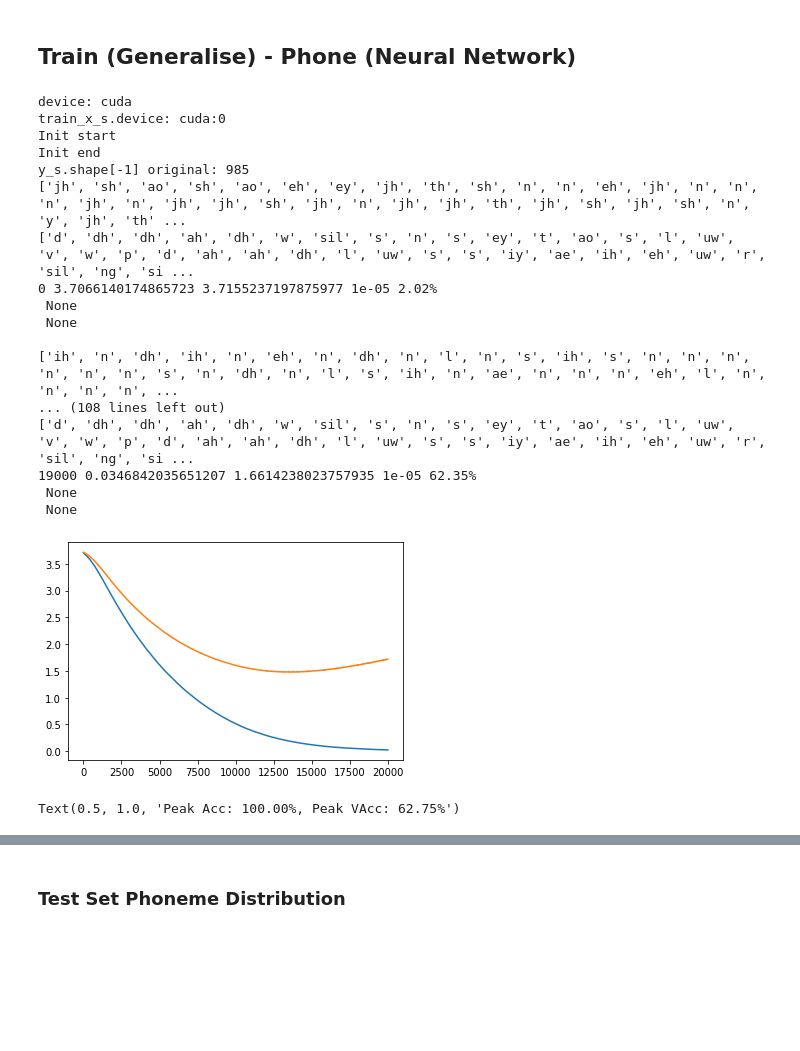
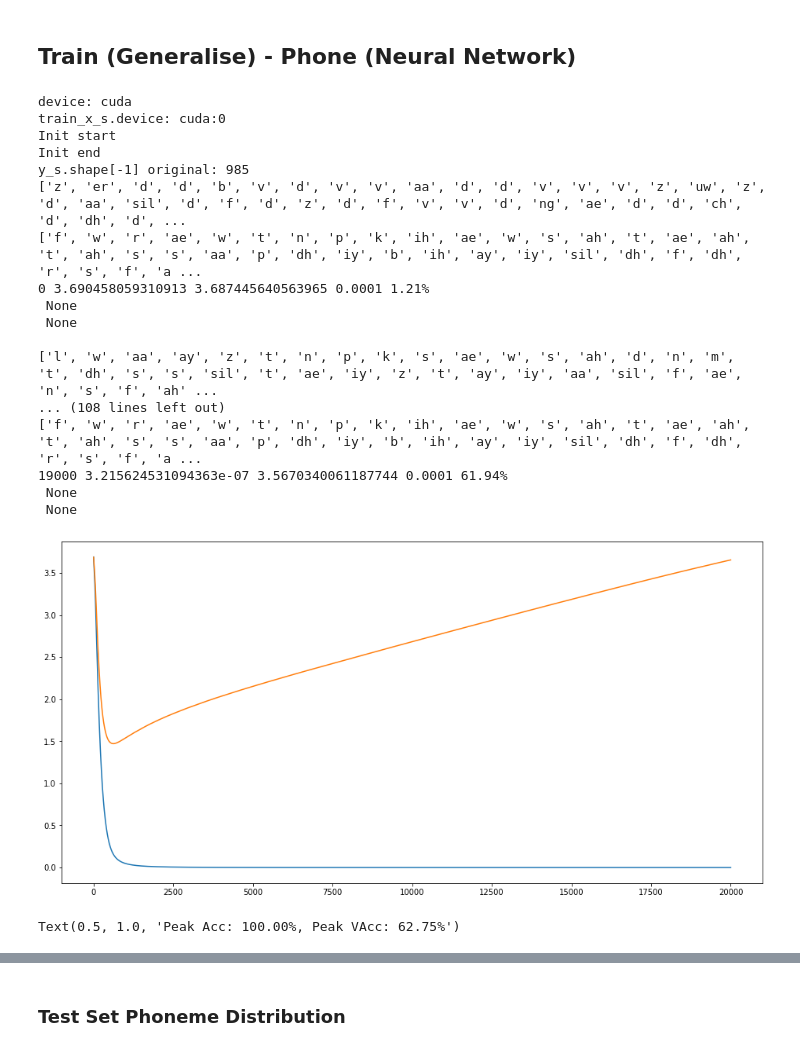
Before and after one commit to MiscellaneousStuff/comp-vis-avhubert, a Jupyter notebook: main.ipynb, the cells around one changed output, grey strips where cells are left out. Cells and saved outputs as stored; diff of their text form; code cells hidden in the pictures; blank space fills up the shorter version.

```diff
--- a/main.ipynb
+++ b/main.ipynb
@@ -901,8 +948,9 @@ torch.float32
 import torch
 # CUDA_LAUNCH_BLOCKING=1
 x_s = torch.tensor(x_s, dtype=torch.float).to(device)
-y_s = torch.tensor(y_s, dtype=torch.float).to("cuda")
-# y_s = torch.tensor(y_s, dtype=torch.long).to(device)
+# y_s = torch.tensor(y_s, dtype=torch.float).to("cuda")
+y_s = torch.tensor(y_s, dtype=torch.long).to(device)
+y_aux_s = torch.tensor(y_aux_s, dtype=torch.float).to("cuda")
 # %%
 # (seq_len, 98, 2) => (seq_len, 196)
 x_s = x_s.view(x_s.shape[0], -1)
@@ -914,6 +962,6 @@ x_s.shape, y_s.shape
 # %%
 dataset_ratio = 0.8
-dataset_size  = min(x_s.shape[0], y_s.shape[0])
+dataset_size  = min(x_s.shape[0], y_s.shape[0], y_aux_s.shape[0])
 print(dataset_size)
 # %% [output]
 1232
@@ -1239,7 +1283,7 @@ losses_s = []
 vlosses_s = []
 scaler = GradScaler()
 # scheduler = torch.optim.lr_scheduler.ReduceLROnPlateau(optim, 'min')
-# scheduler = torch.optim.lr_scheduler.StepLR(optim, step_size=2000, gamma=0.1)
+scheduler = torch.optim.lr_scheduler.StepLR(optim, step_size=3000, gamma=0.1)
 
 pred_s = []
 
@@ -1301,7 +1345,7 @@ for epoch_idx in range(epochs):
     scaler.step(optim)
     scaler.update()
 
-    # scheduler.step(loss)
+    scheduler.step()
 
 plt.plot(losses_s)
 plt.plot(vlosses_s)
@@ -1362,7 +1406,7 @@ amp = True
 
 model = LipToPhoneModel(
     x_s.shape[-1],
-    512,
+    256,
     len(dataset.phoneme_dict)).to(device)
 
 print("y_s.shape[-1] original:", y_s.shape[-1])
@@ -1511,13 +1555,13 @@ amp = True
 
 model = LipToPhoneModel(
     train_x_s.shape[-1],
-    64,
+    256,
     len(dataset.phoneme_dict),
     dropout=0.5).to(device)
 
 print("y_s.shape[-1] original:", train_y_s.shape[-1])
-epochs = 20000
-lr = 1e-5
+epochs = 20_000
+lr = 1e-4 # 5e-5
 
 # optim = torch.optim.AdamW(params=model.parameters(), lr=lr)
 optim = torch.optim.AdamW(params=model.parameters(), lr=lr)
@@ -1538,7 +1582,7 @@ criteria = nn.CrossEntropyLoss()
 model.train()
 for epoch_idx in range(epochs):
     with autocast(
-        enabled=True,
+        enabled=False,
         dtype=torch.bfloat16):
 
         # print("pre model x_s.shape:", x_s.shape)
@@ -1624,38 +1668,38 @@ for epoch_idx in range(epochs):
         # losses_s.append(loss.detach().item())
 
     #loss.backward()
     #optim.step()
 
     scaler.scale(loss).backward()
     scaler.step(optim)
     scaler.update()
 
     # scheduler.step(test_loss)
     scheduler.step()
 
 plt.plot(losses_s)
 plt.plot(vlosses_s)
 plt.show()
 plt.plot(acc_s)
 plt.plot(vacc_s)
 plt.title(f"Peak Acc: {max(acc_s):.2%}, Peak VAcc: {max(vacc_s):.2%}")
 # %% [output]
 device: cuda
 train_x_s.device: cuda:0
 Init start
 Init end
 y_s.shape[-1] original: 985
-['jh', 'sh', 'ao', 'sh', 'ao', 'eh', 'ey', 'jh', 'th', 'sh', 'n', 'n', 'eh', 'jh', 'n', 'n', 'n', 'jh', 'n', 'jh', 'jh', 'sh', 'jh', 'n', 'jh', 'jh', 'th', 'jh', 'sh', 'jh', 'sh', 'n', 'y', 'jh', 'th' ...
-['d', 'dh', 'dh', 'ah', 'dh', 'w', 'sil', 's', 'n', 's', 'ey', 't', 'ao', 's', 'l', 'uw', 'v', 'w', 'p', 'd', 'ah', 'ah', 'dh', 'l', 'uw', 's', 's', 'iy', 'ae', 'ih', 'eh', 'uw', 'r', 'sil', 'ng', 'si ...
-0 3.7066140174865723 3.7155237197875977 1e-05 2.02%
+['z', 'er', 'd', 'd', 'b', 'v', 'd', 'v', 'v', 'aa', 'd', 'd', 'v', 'v', 'v', 'z', 'uw', 'z', 'd', 'aa', 'sil', 'd', 'f', 'd', 'z', 'd', 'f', 'v', 'v', 'd', 'ng', 'ae', 'd', 'd', 'ch', 'd', 'dh', 'd', ...
+['f', 'w', 'r', 'ae', 'w', 't', 'n', 'p', 'k', 'ih', 'ae', 'w', 's', 'ah', 't', 'ae', 'ah', 't', 'ah', 's', 's', 'aa', 'p', 'dh', 'iy', 'b', 'ih', 'ay', 'iy', 'sil', 'dh', 'f', 'dh', 'r', 's', 'f', 'a ...
+0 3.690458059310913 3.687445640563965 0.0001 1.21%
  None
  None
 
-['ih', 'n', 'dh', 'ih', 'n', 'eh', 'n', 'dh', 'n', 'l', 'n', 's', 'ih', 's', 'n', 'n', 'n', 'n', 'n', 'n', 's', 'n', 'dh', 'n', 'l', 's', 'ih', 'n', 'ae', 'n', 'n', 'n', 'eh', 'l', 'n', 'n', 'n', 'n', ...
+['l', 'w', 'aa', 'ay', 'z', 't', 'n', 'p', 'k', 's', 'ae', 'w', 's', 'ah', 'd', 'n', 'm', 't', 'dh', 's', 's', 'sil', 't', 'ae', 'iy', 'z', 't', 'ay', 'iy', 'aa', 'sil', 'f', 'ae', 'n', 's', 'f', 'ah' ...
 ... (108 lines left out)
-['d', 'dh', 'dh', 'ah', 'dh', 'w', 'sil', 's', 'n', 's', 'ey', 't', 'ao', 's', 'l', 'uw', 'v', 'w', 'p', 'd', 'ah', 'ah', 'dh', 'l', 'uw', 's', 's', 'iy', 'ae', 'ih', 'eh', 'uw', 'r', 'sil', 'ng', 'si ...
-19000 0.0346842035651207 1.6614238023757935 1e-05 62.35%
+['f', 'w', 'r', 'ae', 'w', 't', 'n', 'p', 'k', 'ih', 'ae', 'w', 's', 'ah', 't', 'ae', 'ah', 't', 'ah', 's', 's', 'aa', 'p', 'dh', 'iy', 'b', 'ih', 'ay', 'iy', 'sil', 'dh', 'f', 'dh', 'r', 's', 'f', 'a ...
+19000 3.215624531094363e-07 3.5670340061187744 0.0001 61.94%
  None
  None
-[figure, old version]
+[figure, new version]
 Text(0.5, 1.0, 'Peak Acc: 100.00%, Peak VAcc: 62.75%')
```
Also changed, not shown: parts of 69 cells of this notebook, 1 other file.
